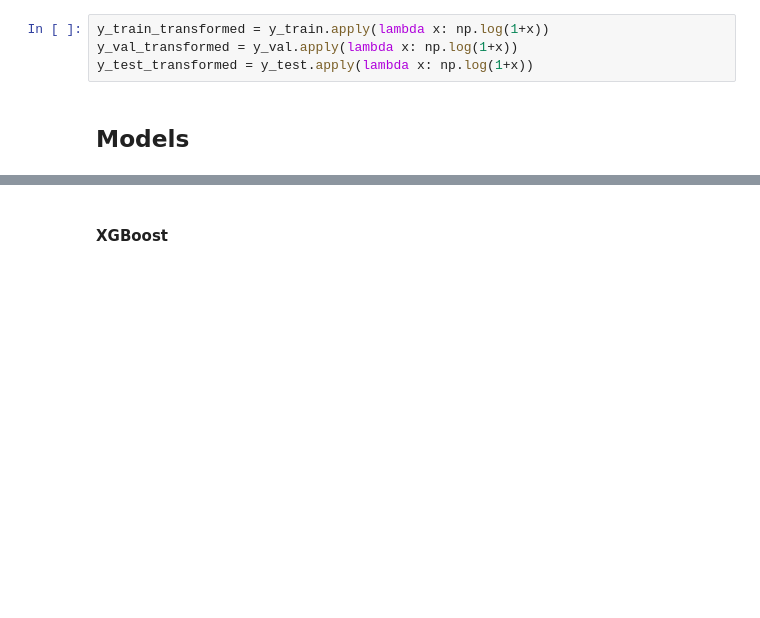
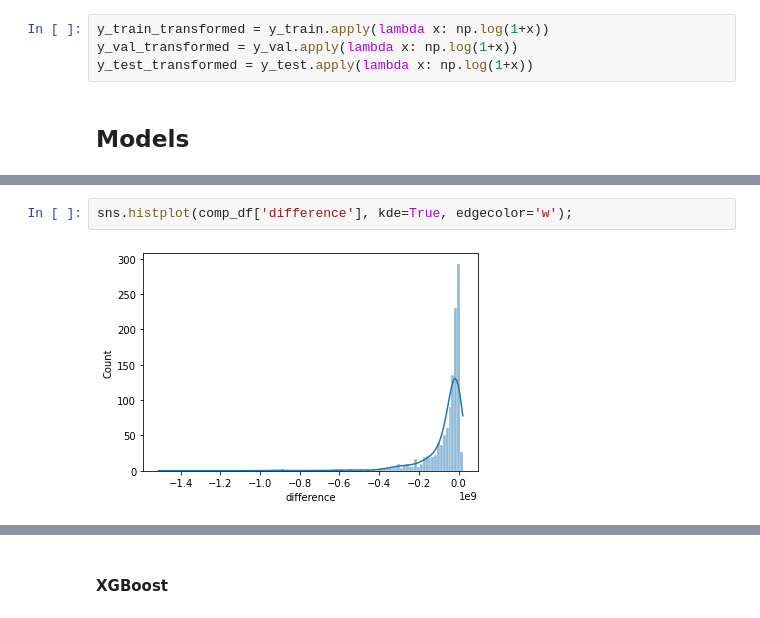
Before and after one commit to khasija/data-movie-revenue-prediction, a Jupyter notebook: notebooks/ketan_final_pipeline.ipynb, the cells around one changed output, grey strips where cells are left out. Saved outputs shown, nothing was run; the diff lists cells and outputs as text; blank space fills up the shorter version.

```diff
--- a/notebooks/ketan_final_pipeline.ipynb
+++ b/notebooks/ketan_final_pipeline.ipynb
@@ -984,0 +878,4 @@ comp_df[comp_df['okay']=='okay']
+# %%
+sns.histplot(comp_df['difference'], kde=True, edgecolor='w');
+# %% [output]
+[figure, added]
```
Also changed, not shown: parts of 121 cells of this notebook, 2 other files.
